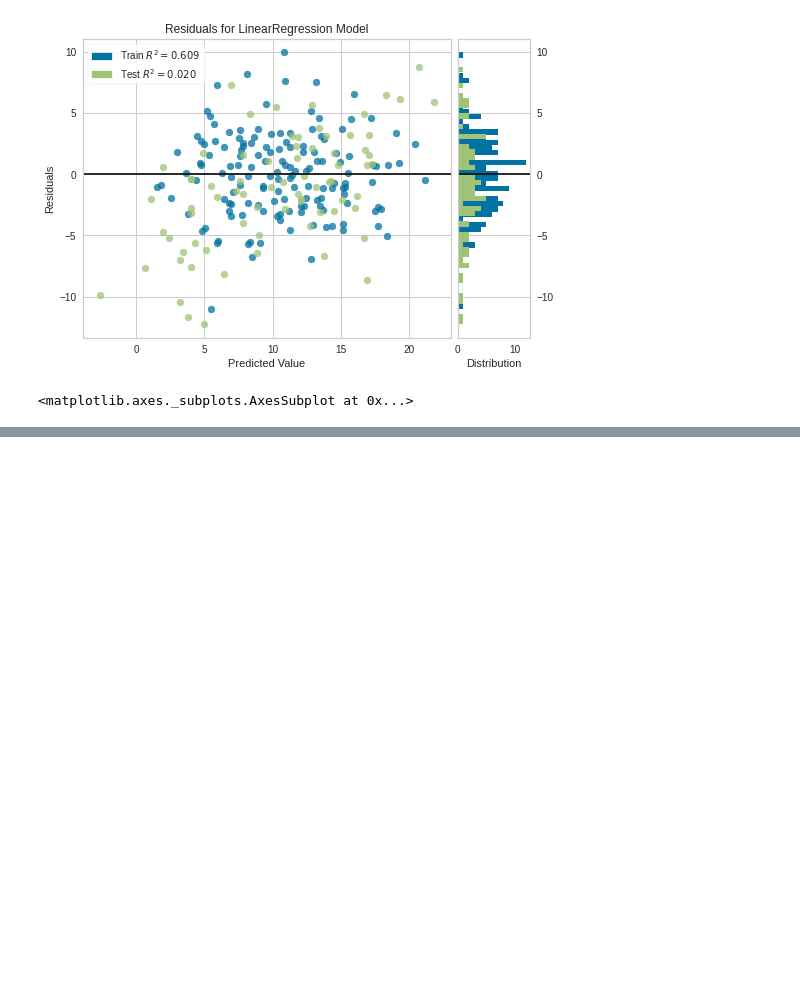
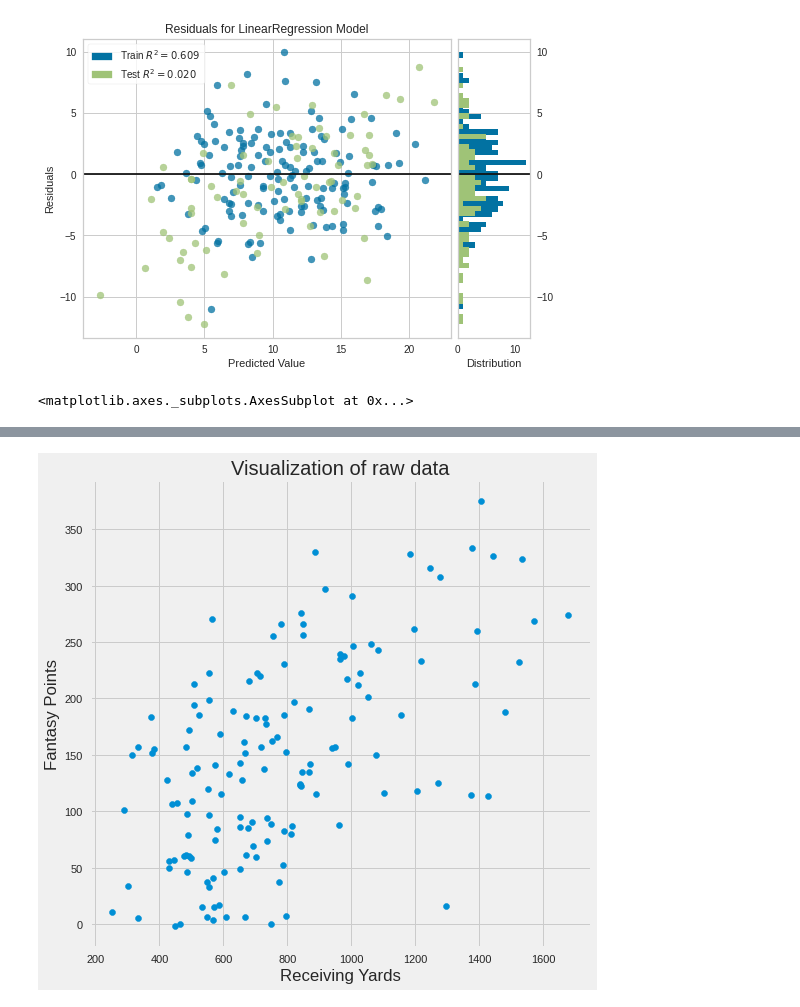
Before and after one commit to CS4641-2021/sports-numbers-fans, a Jupyter notebook: FantasyFootballRecommendation.ipynb, the cells around one changed output, grey strips where cells are left out. Saved outputs shown, nothing was run; the diff lists cells and outputs as text; code cells hidden in the pictures; blank space fills up the shorter version.

Commit message:
Updated with Kmeans clustering

```diff
--- a/FantasyFootballRecommendation.ipynb
+++ b/FantasyFootballRecommendation.ipynb
@@ -310,0 +314,34 @@ visualizer.show()
+# %%
+# Plot the raw data df1718
+import matplotlib.pyplot as plt
+from matplotlib.image import imread
+import pandas as pd
+import seaborn as sns
+from sklearn.datasets.samples_generator import (make_blobs,
+                                                make_circles,
+                                                make_moons)
+from sklearn.cluster import KMeans, SpectralClustering
+from sklearn.preprocessing import StandardScaler
+from sklearn.metrics import silhouette_samples, silhouette_score
+
+%matplotlib inline
+sns.set_context('notebook')
+plt.style.use('fivethirtyeight')
+from warnings import filterwarnings
+filterwarnings('ignore')
+
+# Import the data
+df1718.head()
+df = df1718[['ReceivingYards', 'FantasyPointsPPR_NextYear']]
+df.head()
+#df1718.iloc[:,6]
+#df1718.iloc[:,-2]
+# Plot the data
+plt.figure(figsize=(8, 8))
+#plt.scatter(df1718.iloc[:, 6], df1718.iloc[:, -2])
+plt.scatter(df.iloc[:,0], df.iloc[:,1])
+plt.xlabel('Receiving Yards')
+plt.ylabel('Fantasy Points')
+plt.title('Visualization of raw data');
+# %% [output]
+[figure, added]
```
Also changed, not shown: parts of 8 cells of this notebook.
